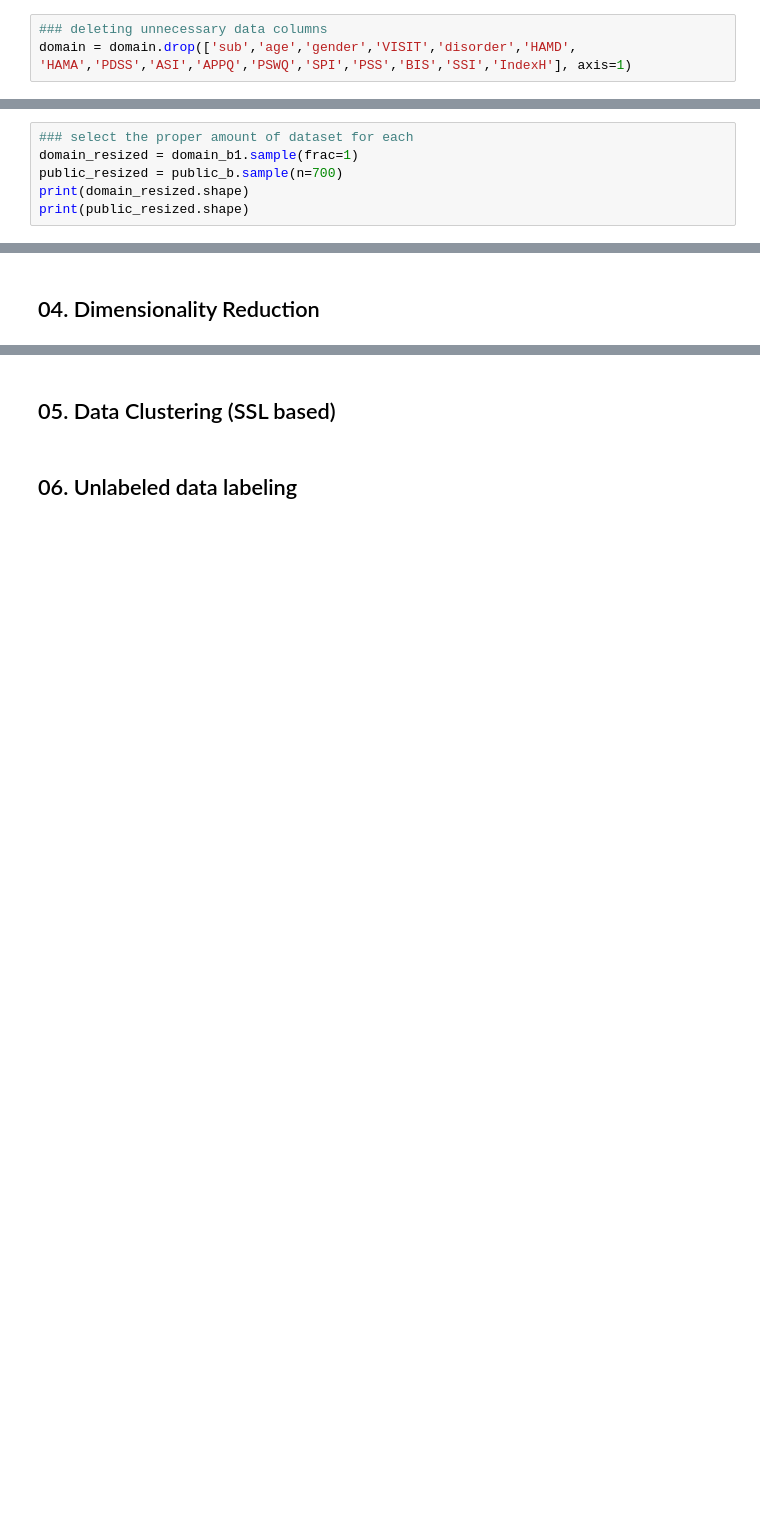
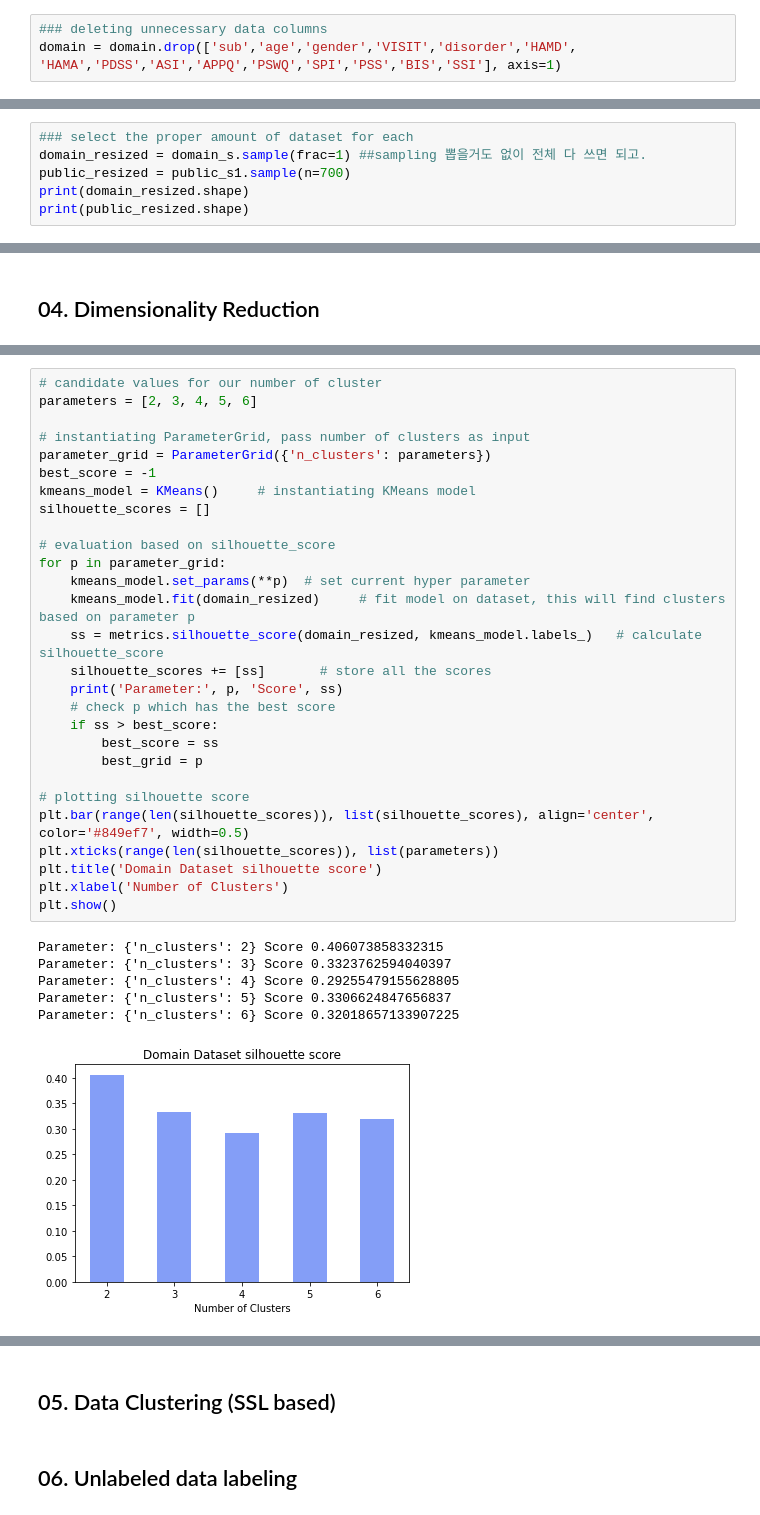
Before and after one commit to andrewyoo214/MachineLearning_python, a Jupyter notebook: DataAugmentation/DA.ipynb, the cells around one changed output, grey strips where cells are left out. Cells and saved outputs as stored; diff of their text form; blank space fills up the shorter version.

Commit message:
HRV data analysis for SMC JA dataset

```diff
--- a/DataAugmentation/DA.ipynb
+++ b/DataAugmentation/DA.ipynb
@@ -68,6 +83,6 @@ domain_y = domain.loc[:,'IndexH']
 # %%
 ### deleting unnecessary data columns
-domain = domain.drop(['sub','age','gender','VISIT','disorder','HAMD', 'HAMA','PDSS','ASI','APPQ','PSWQ','SPI','PSS','BIS','SSI','IndexH'], axis=1)
+domain = domain.drop(['sub','age','gender','VISIT','disorder','HAMD', 'HAMA','PDSS','ASI','APPQ','PSWQ','SPI','PSS','BIS','SSI'], axis=1)
 # %%
 ### check the domain data columns again
 print(domain.columns)
@@ -224,6 +280,6 @@ print("Shape of the public dataset for the training is", public_b.shape)
 # %%
 ### select the proper amount of dataset for each
-domain_resized = domain_b1.sample(frac=1)
-public_resized = public_b.sample(n=700)
+domain_resized = domain_s.sample(frac=1) ##sampling 뽑을거도 없이 전체 다 쓰면 되고.
+public_resized = public_s1.sample(n=700)
 print(domain_resized.shape)
 print(public_resized.shape)
@@ -240,0 +368,35 @@ training.head()
+# %%
+# candidate values for our number of cluster
+parameters = [2, 3, 4, 5, 6]
+
+# instantiating ParameterGrid, pass number of clusters as input
+parameter_grid = ParameterGrid({'n_clusters': parameters})
+best_score = -1
+kmeans_model = KMeans()     # instantiating KMeans model
+silhouette_scores = []
+
+# evaluation based on silhouette_score
+for p in parameter_grid:
+    kmeans_model.set_params(**p)  # set current hyper parameter
+    kmeans_model.fit(domain_resized)     # fit model on dataset, this will find clusters based on parameter p
+    ss = metrics.silhouette_score(domain_resized, kmeans_model.labels_)   # calculate silhouette_score
+    silhouette_scores += [ss]       # store all the scores
+    print('Parameter:', p, 'Score', ss)
+    # check p which has the best score
+    if ss > best_score:
+        best_score = ss
+        best_grid = p
+
+# plotting silhouette score
+plt.bar(range(len(silhouette_scores)), list(silhouette_scores), align='center', color='#849ef7', width=0.5)
+plt.xticks(range(len(silhouette_scores)), list(parameters))
+plt.title('Domain Dataset silhouette score')
+plt.xlabel('Number of Clusters')
+plt.show()
+# %% [output]
+Parameter: {'n_clusters': 2} Score 0.406073858332315
+Parameter: {'n_clusters': 3} Score 0.3323762594040397
+Parameter: {'n_clusters': 4} Score 0.29255479155628805
+Parameter: {'n_clusters': 5} Score 0.3306624847656837
+Parameter: {'n_clusters': 6} Score 0.32018657133907225
+[figure, added]
```
Also changed, not shown: parts of 66 cells of this notebook, 2 other files.
